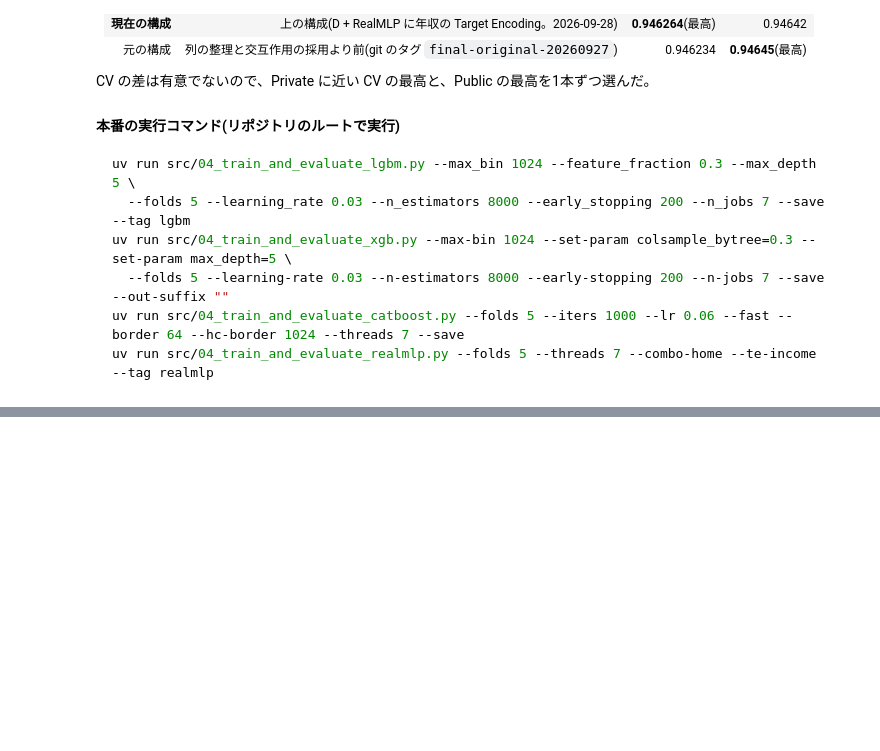
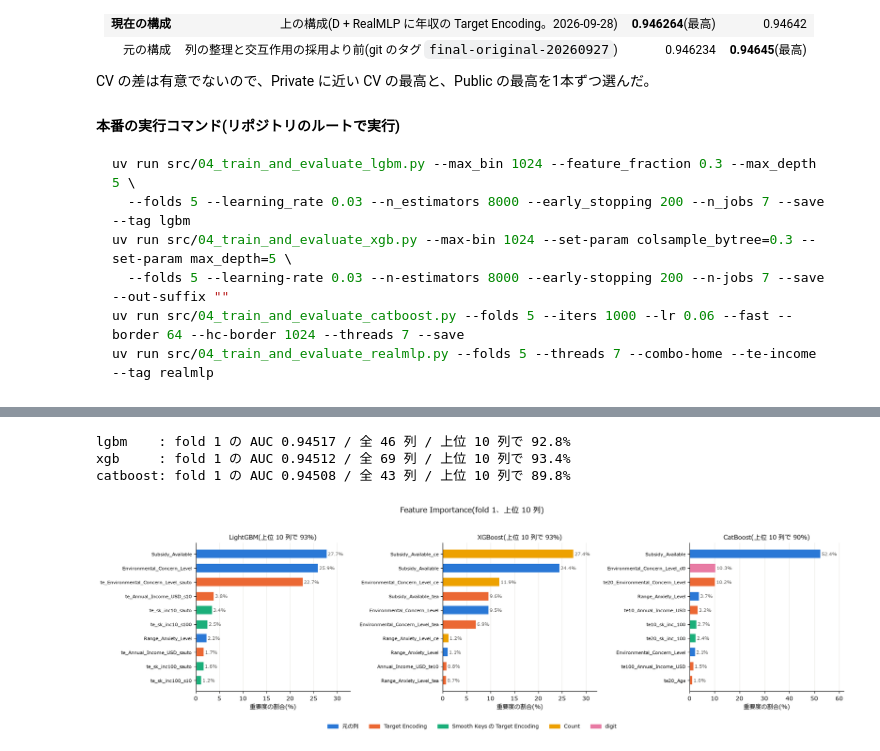
Before and after one commit to takactkc123-create/kaggle, a Jupyter notebook: 2609/notebooks/04_train_and_evaluate.ipynb, the cells around one changed output, grey strips where cells are left out. Saved outputs shown, nothing was run; the diff lists cells and outputs as text; code cells hidden in the pictures; blank space fills up the shorter version.

```diff
--- a/2609/notebooks/04_train_and_evaluate.ipynb
+++ b/2609/notebooks/04_train_and_evaluate.ipynb
@@ -510,0 +525,49 @@ uv run src/04_train_and_evaluate_realmlp.py --folds 5 --threads 7 --combo-home -
+# %%
+fi = importlib.import_module("feature_importance")
+tr1, va1 = FOLDS[0]
+IMP = {}
+
+for m in ("lgbm", "xgb", "catboost"):
+    X_tr1, X_va1, cats1 = fi.fold1_matrices(m, train, test, y, tr1, va1)
+    IMP[m], auc1 = fi.importance_of(m, X_tr1, y[tr1], X_va1, y[va1], cats1)
+    print(f"{m:8s}: fold 1 の AUC {auc1:.5f} / 全 {len(IMP[m])} 列 / 上位 10 列で {IMP[m].head(10).sum():.1f}%")
+# %% [output]
+lgbm    : fold 1 の AUC 0.94517 / 全 46 列 / 上位 10 列で 92.8%
+xgb     : fold 1 の AUC 0.94512 / 全 69 列 / 上位 10 列で 93.4%
+catboost: fold 1 の AUC 0.94508 / 全 43 列 / 上位 10 列で 89.8%
+# %%
+import matplotlib
+import matplotlib.pyplot as plt
+from matplotlib.patches import Patch
+
+for font in ["Meiryo", "Yu Gothic", "MS Gothic"]:   # 日本語を表示できるフォント
+    if font in {f.name for f in matplotlib.font_manager.fontManager.ttflist}:
+        plt.rcParams["font.family"] = font
+        break
+
+# 列の種類ごとに色を固定する(どのモデルの図でも同じ種類は同じ色)
+KINDS = ["元の列", "Target Encoding", "Smooth Keys の Target Encoding", "Count", "digit"]
+COLORS = dict(zip(KINDS, ["#2a78d6", "#eb6834", "#1baf7a", "#eda100", "#e87ba4"]))
+TITLES = {"lgbm": "LightGBM", "xgb": "XGBoost", "catboost": "CatBoost"}
+
+fig, axes = plt.subplots(1, 3, figsize=(18, 5.5))
+
+for ax, (m, share) in zip(axes, IMP.items()):
+    top = share.head(10)[::-1]                       # 上から大きい順に並べる
+    ax.barh(top.index, top.values, color=[COLORS[fi.kind_of(c)] for c in top.index], height=0.6)
+    for i, v in enumerate(top.values):
+        ax.text(v + top.max() * 0.01, i, f"{v:.1f}%", va="center", fontsize=8, color="#52514e")
+    ax.set_title(f"{TITLES[m]}(上位 10 列で {share.head(10).sum():.0f}%)", fontsize=11)
+    ax.set_xlabel("重要度の割合(%)")
+    ax.set_xlim(0, top.max() * 1.18)
+    ax.tick_params(axis="y", labelsize=8)
+    ax.spines[["top", "right"]].set_visible(False)
+    ax.grid(axis="x", color="#e5e4df", linewidth=0.6)
+    ax.set_axisbelow(True)
+
+fig.legend(handles=[Patch(color=COLORS[k], label=k) for k in KINDS], loc="lower center", ncol=5, frameon=False, fontsize=9)
+fig.suptitle("Feature Importance(fold 1、上位 10 列)", fontsize=13)
+fig.tight_layout(rect=[0, 0.07, 1, 0.95])
+plt.show()
+# %% [output]
+[figure, added]
```
Also changed, not shown: parts of 4 cells of this notebook, 4 other files.
